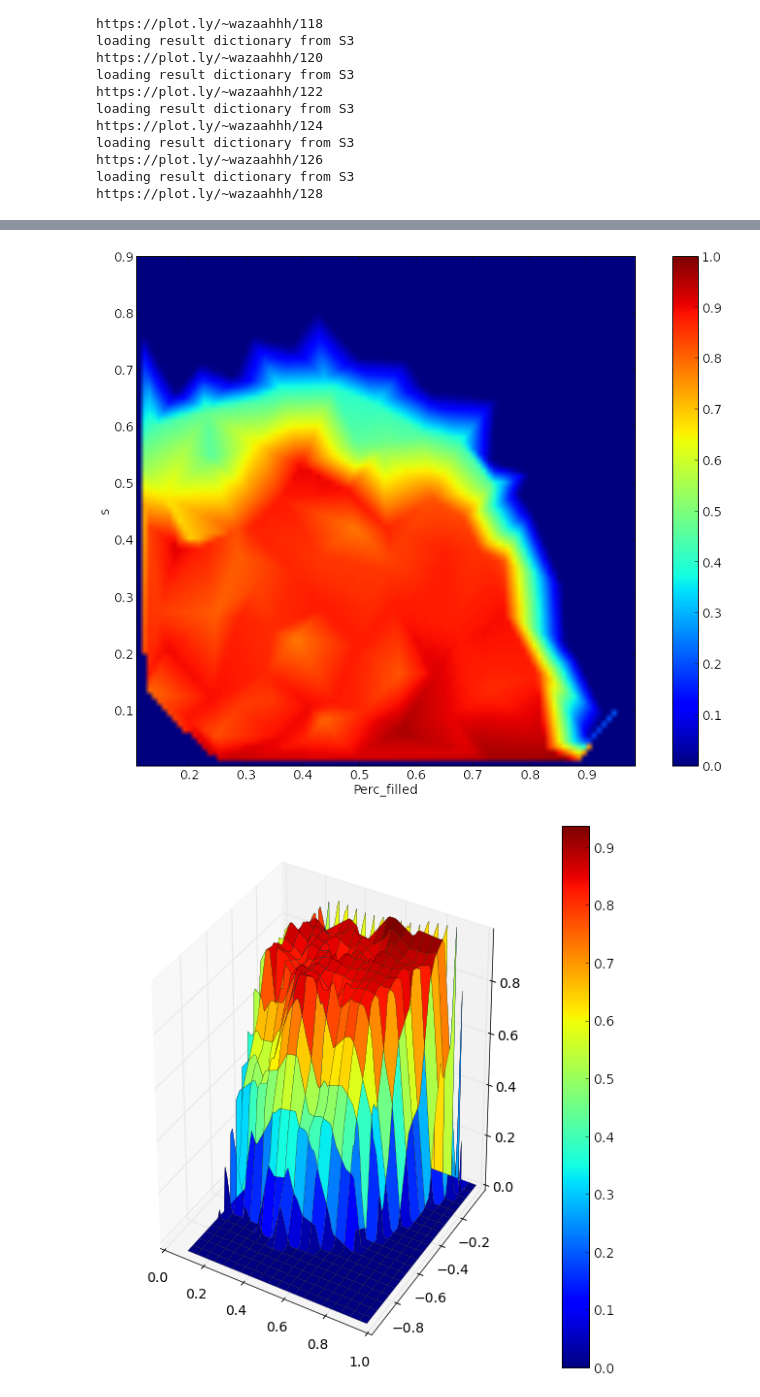
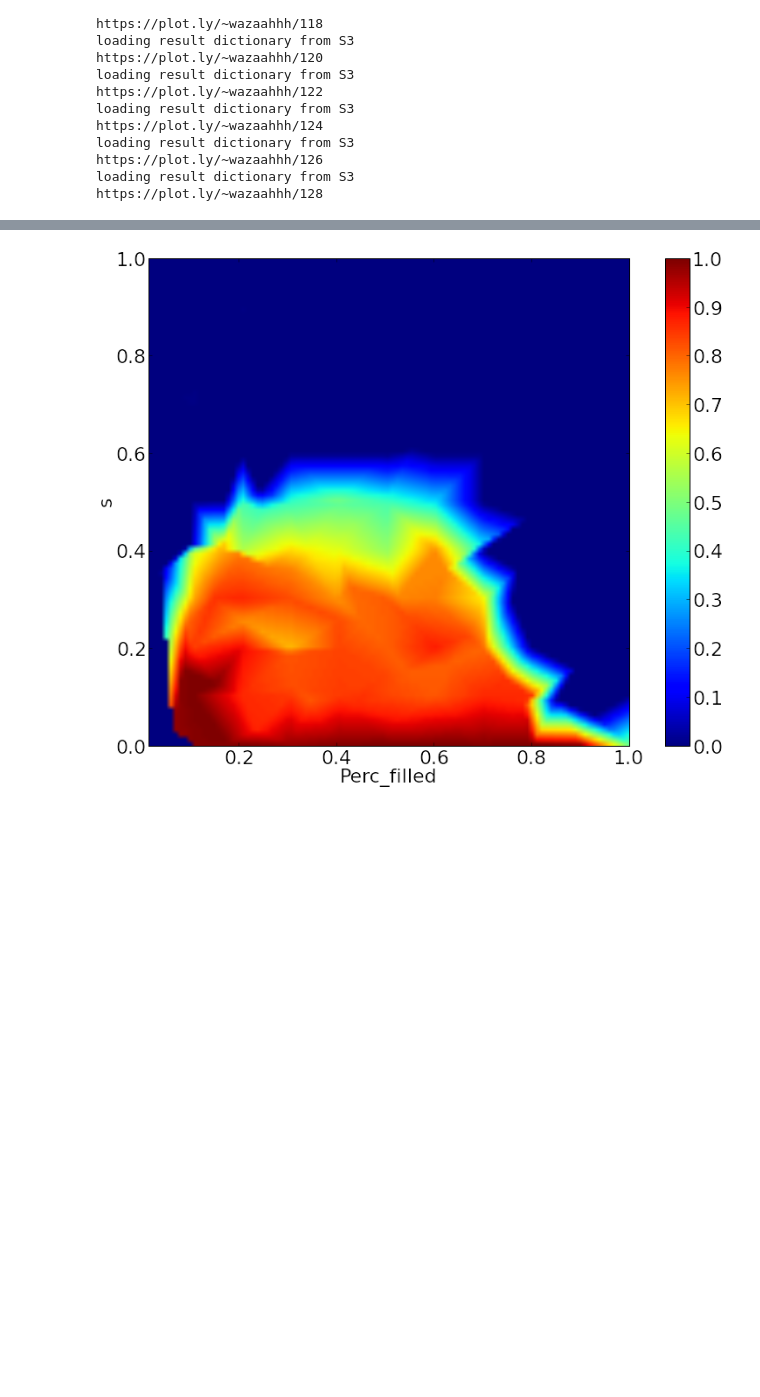
Before and after one commit to wazaahhh/property_game, a Jupyter notebook: PropertyGame.ipynb, the cells around one changed output, grey strips where cells are left out. Cells and saved outputs as stored; diff of their text form; code cells hidden in the pictures; blank space fills up the shorter version.

```diff
--- a/PropertyGame.ipynb
+++ b/PropertyGame.ipynb
@@ -487,7 +367,7 @@ https://plot.ly/~wazaahhh/126
 loading result dictionary from S3
 https://plot.ly/~wazaahhh/128
 # %%
-parDic = {'iterations' : 200,'grid_size' : 49,'r':0.00,'q':0.00,'m':1.0,'M':18}
+parDic = {'iterations' : 200,'grid_size' : 49,'r':0.00,'q':0.00,'m':1.0,'M':9}
 resultDic = loadResults(parDic)
 dic = resultArray(resultDic,['perc_filled_sites','s','cooperators'])
 #print len(dic['s'])
@@ -535,40 +398,40 @@ x = np.array(dic['perc_filled_sites'])
 z = np.array(dic['cooperators'])
 
 #fig = plt.figure(1,(10,10))
 #ax = fig.gca(projection='3d')
 
 xi = np.linspace(min(x), max(x),100)
 yi = np.linspace(min(y), max(y),100)
 
 #xi = np.linspace(0.1, 0.65)
 #yi = np.linspace(0.1, 0.5)
 
 X, Y = np.meshgrid(xi, yi)
 Z = griddata(np.array(zip(*[x, y])), z, (X, Y),method="linear")
 Z[Z<0.001]=0
 Z[Z>1]=1
 Z[np.isnan(Z)]=0
 #surf = ax.plot_surface(X, Y, Z, rstride=5, cstride=5, cmap=cm.jet,linewidth=1, antialiased=True)
 #ax.set_zlim3d(np.min(Z), np.max(Z))
 #fig.colorbar(surf)
 pl.figure(1,(15,10))
 pl.imshow(Z,origin='lower',extent=(min(x),max(x),min(y),max(y)),vmin=0, vmax=1)
 xlabel("Perc_filled")
 ylabel("s")
-ylim(ymax=0.9)
+#xlim(0.05,0.9)
+#ylim(0.05,0.9)
 #pl.xticks(np.linspace(min(x),max(x),5))
 #pl.yticks(np.linspace(min(y),max(y),5))
 pl.colorbar()
-pl.savefig(rootDir + "figures/imshow.eps")
+pl.savefig(rootDir + "figures/imshow_M%s.eps"%parDic['M'])
 
-fig = plt.figure(2,(10,10))
-ax = fig.gca(projection='3d')
-surf = ax.plot_surface(X,-Y, Z, rstride=5, cstride=5, cmap=cm.jet,linewidth=0.2, antialiased=True)
-fig.colorbar(surf)
-ax.set_xlim3d(0, 1)
+#fig = plt.figure(2,(10,10))
+#ax = fig.gca(projection='3d')
+#surf = ax.plot_surface(X,-Y, Z, rstride=5, cstride=5, cmap=cm.jet,linewidth=0.2, antialiased=True)
+#fig.colorbar(surf)
+#ax.set_xlim3d(0.05, 1)
 #pl.xlabel("perc_filled_sites")
 #pl.ylabel("s")
-pl.savefig(rootDir + "figures/3Dsurface.eps")
+#pl.savefig(rootDir + "figures/3Dsurface.eps")
 # %% [output]
-[figure, old version]
+[figure, new version]
-[figure, removed]
```
Also changed, not shown: parts of 26 cells of this notebook, 3 other files.
